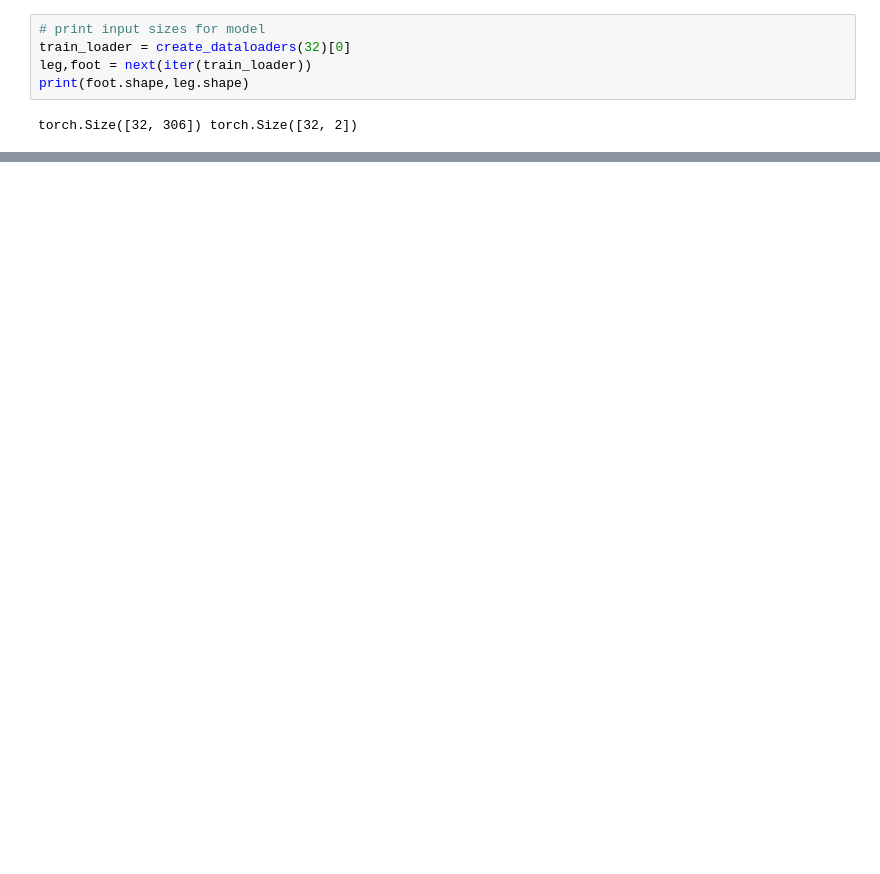
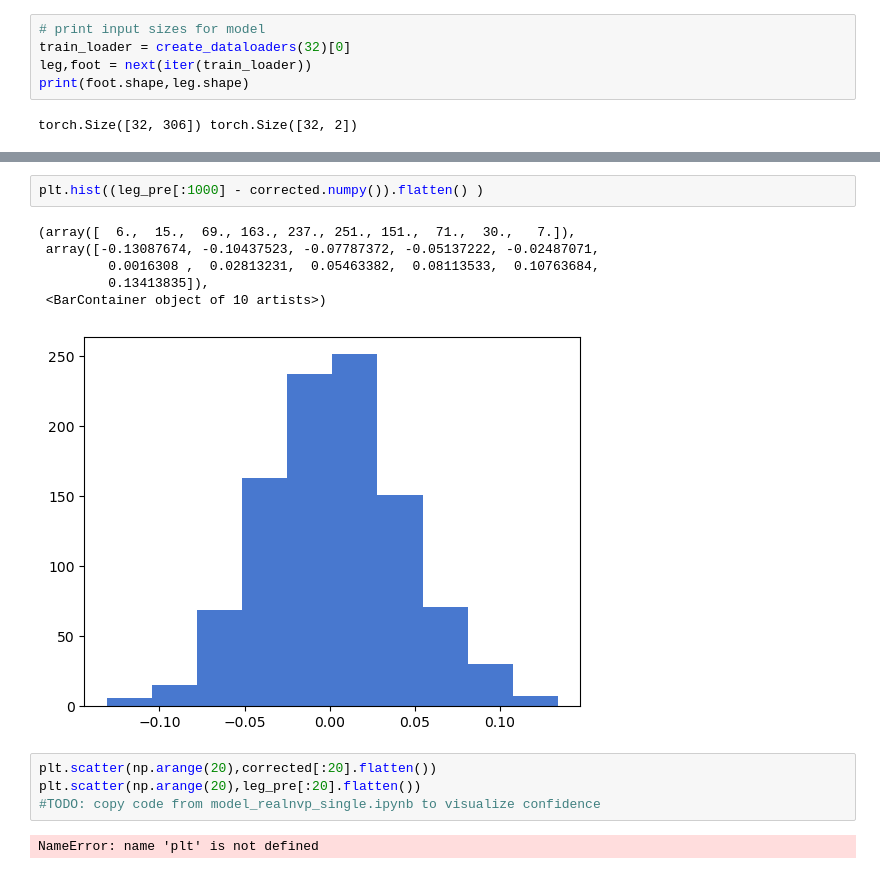
Before and after one commit to laurasaizz/SBI_walking, a Jupyter notebook: model.ipynb, the cells around one changed output, grey strips where cells are left out. Cells and saved outputs as stored; diff of their text form; blank space fills up the shorter version.

```diff
--- a/model.ipynb
+++ b/model.ipynb
@@ -428,0 +468,15 @@ Test Set: latent.std(0)=tensor([1.3209, 1.1273])
+# %%
+plt.hist((leg_pre[:1000] - corrected.numpy()).flatten() )
+# %% [output]
+(array([  6.,  15.,  69., 163., 237., 251., 151.,  71.,  30.,   7.]),
+ array([-0.13087674, -0.10437523, -0.07787372, -0.05137222, -0.02487071,
+         0.0016308 ,  0.02813231,  0.05463382,  0.08113533,  0.10763684,
+         0.13413835]),
+ <BarContainer object of 10 artists>)
+[figure, added]
+# %%
+plt.scatter(np.arange(20),corrected[:20].flatten())
+plt.scatter(np.arange(20),leg_pre[:20].flatten())
+#TODO: copy code from model_realnvp_single.ipynb to visualize confidence
+# %% [output]
+NameError: name 'plt' is not defined
```
Also changed, not shown: parts of 16 cells of this notebook, 3 other files.
